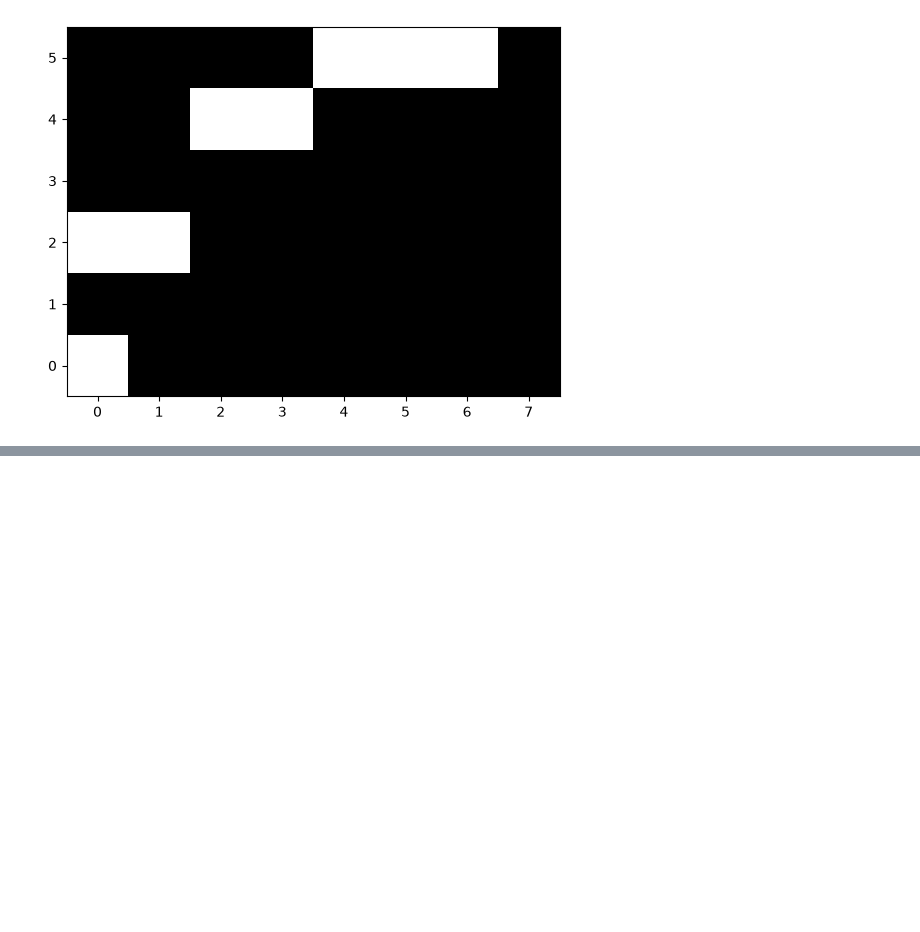
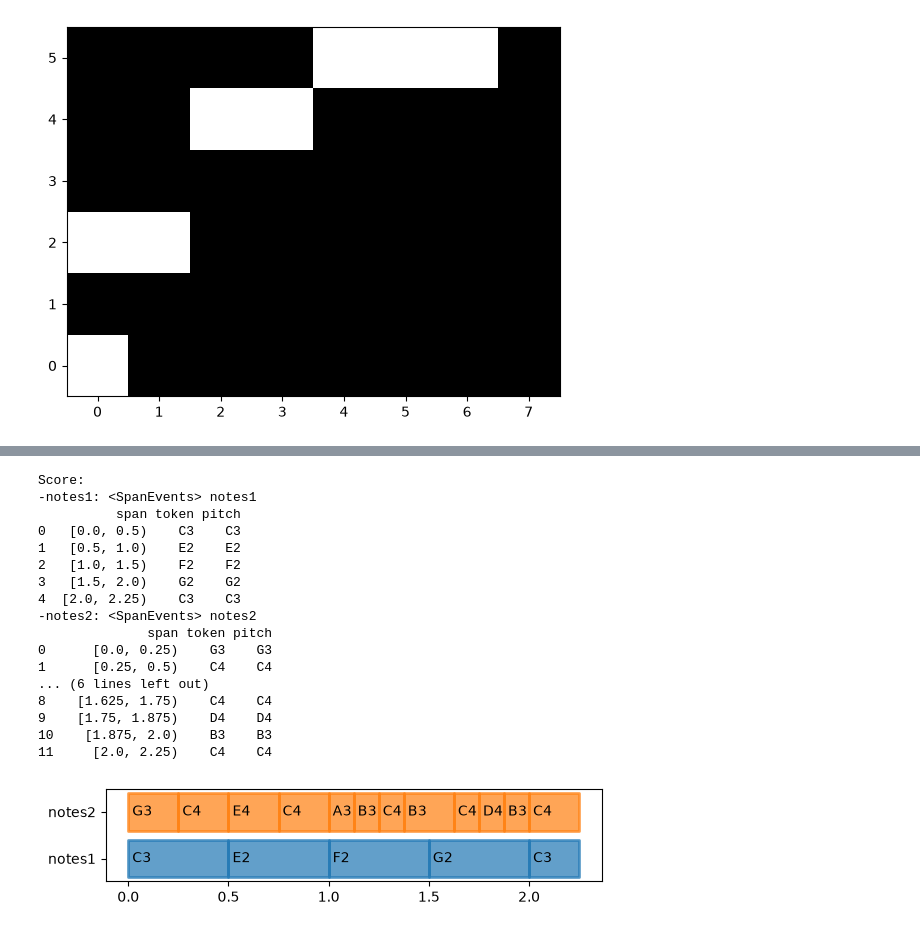
Before and after one commit to Amsterdam-Music-Lab/music-format-experiments, a Jupyter notebook: examples.ipynb, the cells around one changed output, grey strips where cells are left out. Saved outputs shown, nothing was run; the diff lists cells and outputs as text; code cells hidden in the pictures; blank space fills up the shorter version.

```diff
--- a/examples.ipynb
+++ b/examples.ipynb
@@ -511,0 +532,42 @@ plt.imshow(pianoroll, origin="lower", cmap="gray")
+# %%
+score = comu.notation.read_comu("""
+---
+spines.notes1.type = "pitch"
+spines.notes2.type = "pitch"
+---
+notes1	notes2
+2:C3	4:G3
+.	4:C4
+2:E2	4:E4
+.	4:C4
+2:F2	8:A3
+.	8:B3
+.	8:C4
+8:.	4:B3
+2:G2	8:.
+.	8:C4
+.	8:D4
+.	8:B3
+4:C3	4:C4
+""")
+score.plot()
+score
+# %% [output]
+Score:
+-notes1: <SpanEvents> notes1
+          span token pitch
+0   [0.0, 0.5)    C3    C3
+1   [0.5, 1.0)    E2    E2
+2   [1.0, 1.5)    F2    F2
+3   [1.5, 2.0)    G2    G2
+4  [2.0, 2.25)    C3    C3
+-notes2: <SpanEvents> notes2
+              span token pitch
+0      [0.0, 0.25)    G3    G3
+1      [0.25, 0.5)    C4    C4
+... (6 lines left out)
+8    [1.625, 1.75)    C4    C4
+9    [1.75, 1.875)    D4    D4
+10    [1.875, 2.0)    B3    B3
+11     [2.0, 2.25)    C4    C4
+[figure, added]
```
Also changed, not shown: parts of 15 cells of this notebook.
